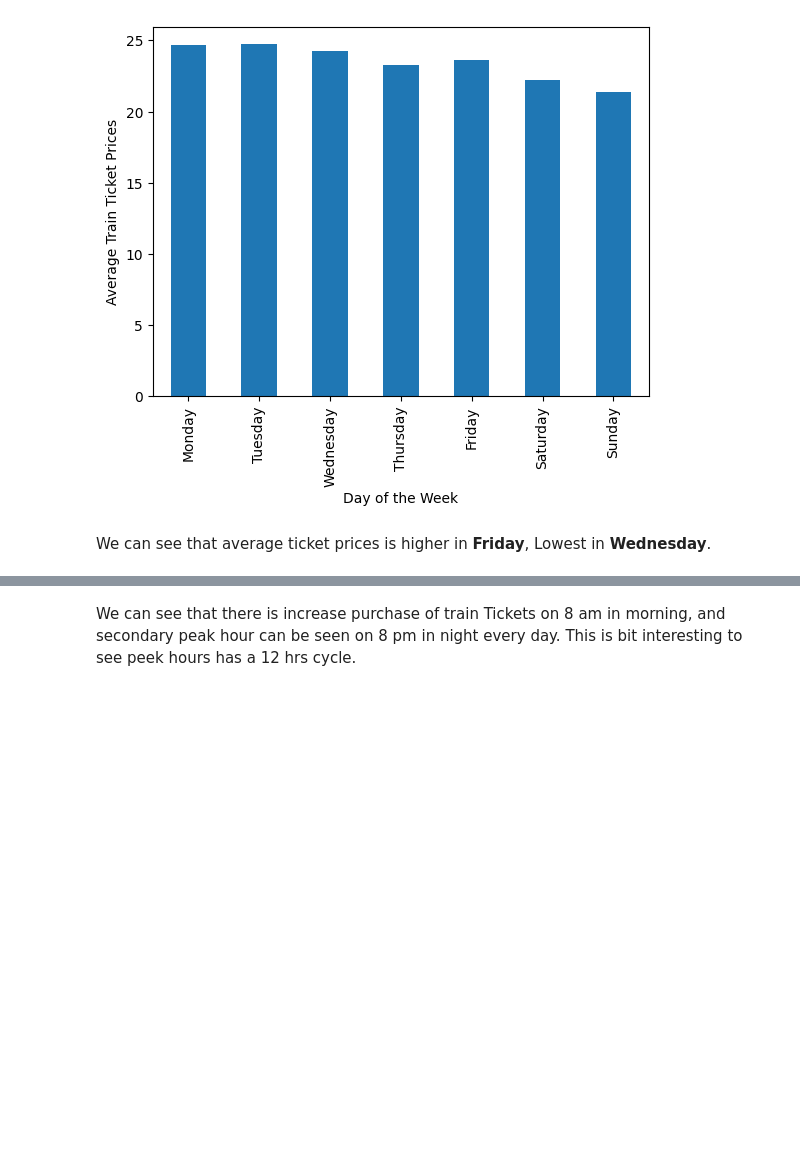
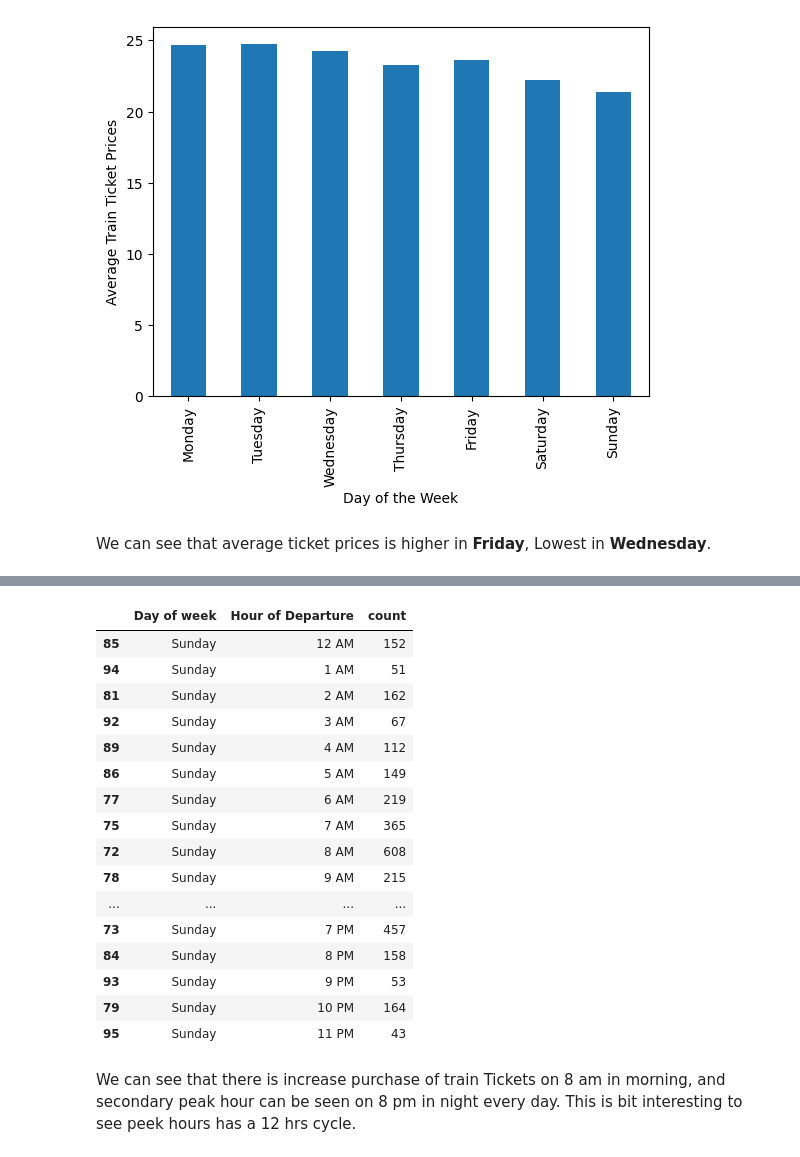
Before and after one commit to Kishores2801/Project-UK-Railways, a Jupyter notebook: Analysis & Prediction/Data Transformation & Analysis.ipynb, the cells around one changed output, grey strips where cells are left out. Saved outputs shown, nothing was run; the diff lists cells and outputs as text; code cells hidden in the pictures; blank space fills up the shorter version.

```diff
--- a/Analysis & Prediction/Data Transformation & Analysis.ipynb
+++ b/Analysis & Prediction/Data Transformation & Analysis.ipynb
@@ -177,3 +231,23 @@ plt.show()
+# %%
+data_day
+# %% [output]
+|  | Day of week | Hour of Departure | count |
+| 85 | Sunday | 12 AM | 152 |
+| 94 | Sunday | 1 AM | 51 |
+| 81 | Sunday | 2 AM | 162 |
+| 92 | Sunday | 3 AM | 67 |
+| 89 | Sunday | 4 AM | 112 |
+| 86 | Sunday | 5 AM | 149 |
+| 77 | Sunday | 6 AM | 219 |
+| 75 | Sunday | 7 AM | 365 |
+| 72 | Sunday | 8 AM | 608 |
+| 78 | Sunday | 9 AM | 215 |
+| ... | ... | ... | ... |
+| 73 | Sunday | 7 PM | 457 |
+| 84 | Sunday | 8 PM | 158 |
+| 93 | Sunday | 9 PM | 53 |
+| 79 | Sunday | 10 PM | 164 |
+| 95 | Sunday | 11 PM | 43 |
 # %% [markdown]
 We can see that there is increase purchase of train Tickets on 8 am in morning, and secondary peak hour can be seen on 8 pm in night every day. This is bit interesting to see peek hours has a 12 hrs cycle.
 # %%
```
Also changed, not shown: parts of 27 cells of this notebook, 12 other files.
